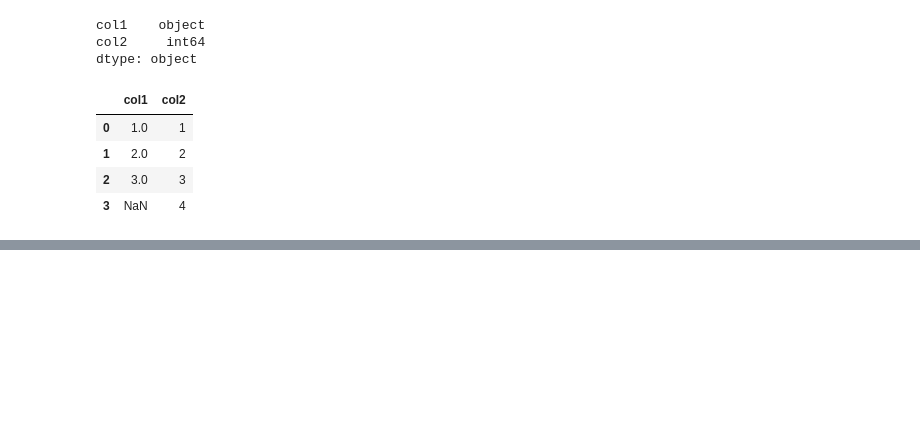
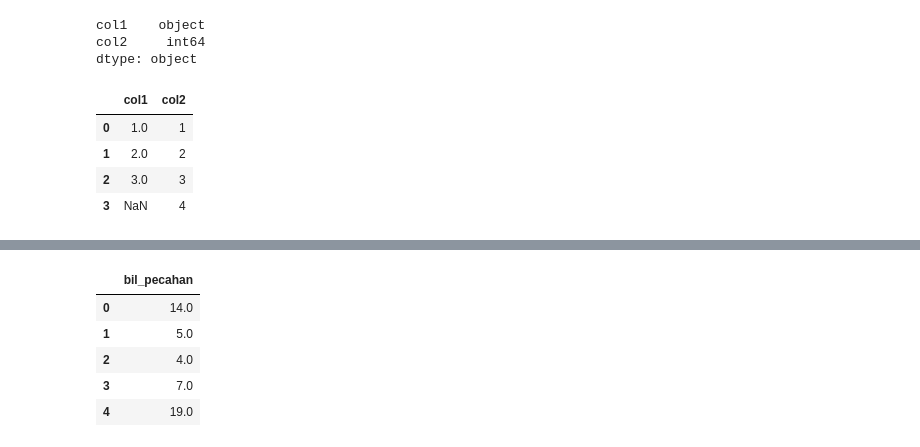
Before and after one commit to Kennethhansel/Matplotlib, a Jupyter notebook: 02_pandas.ipynb, the cells around one changed output, grey strips where cells are left out. Saved outputs shown, nothing was run; the diff lists cells and outputs as text; code cells hidden in the pictures; blank space fills up the shorter version.

```diff
--- a/02_pandas.ipynb
+++ b/02_pandas.ipynb
@@ -147,0 +202,9 @@ df.apply(pd.to_numeric, errors='coerce')
+# %%
+df.select_dtypes(include='float')
+# %% [output]
+|  | bil_pecahan |
+| 0 | 14.0 |
+| 1 | 5.0 |
+| 2 | 4.0 |
+| 3 | 7.0 |
+| 4 | 19.0 |
```
Also changed, not shown: parts of 15 cells of this notebook.
